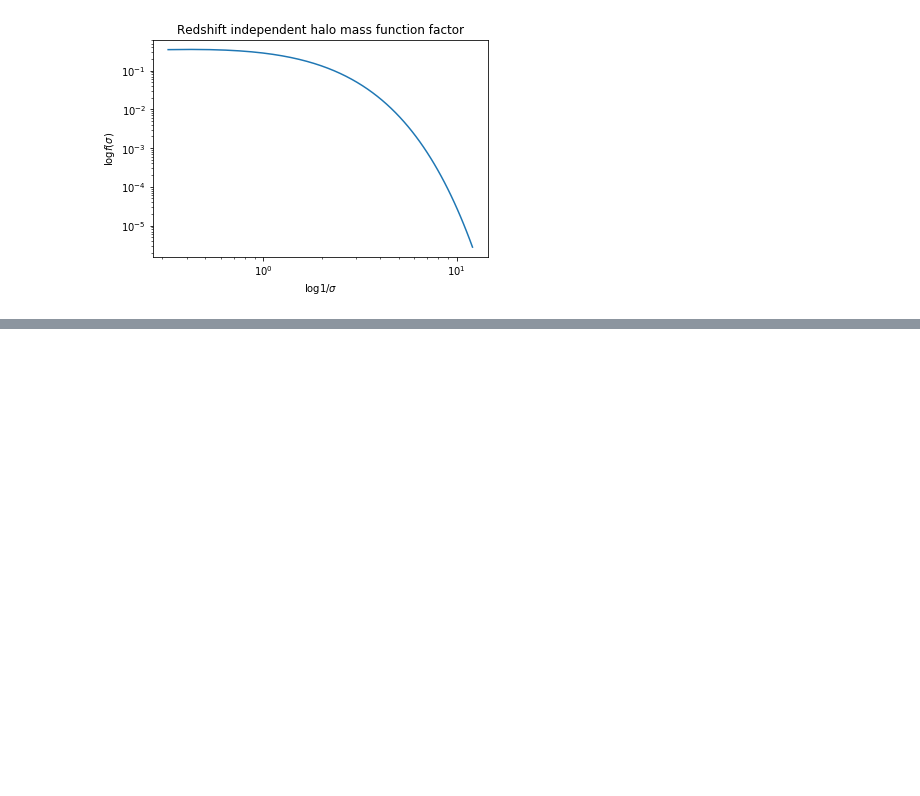
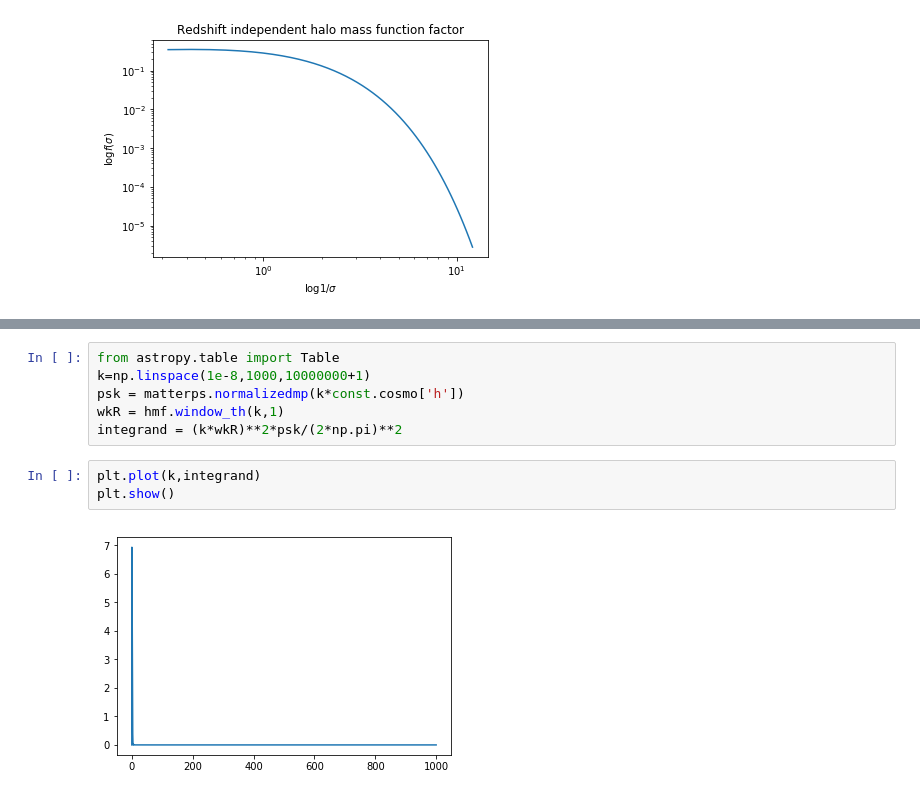
Before and after one commit to SunilSimha/MgIIabs, a Jupyter notebook: docs/Smoothed PS variance.ipynb, the cells around one changed output, grey strips where cells are left out. Drawn from its saved outputs; the diff is of its cells as text; blank space fills up the shorter version.

```diff
--- a/docs/Smoothed PS variance.ipynb
+++ b/docs/Smoothed PS variance.ipynb
@@ -84,0 +109,11 @@ plt.show()
+# %%
+from astropy.table import Table
+k=np.linspace(1e-8,1000,10000000+1)
+psk = matterps.normalizedmp(k*const.cosmo['h'])
+wkR = hmf.window_th(k,1)
+integrand = (k*wkR)**2*psk/(2*np.pi)**2
+# %%
+plt.plot(k,integrand)
+plt.show()
+# %% [output]
+[figure, added]
```
Also changed, not shown: parts of 12 cells of this notebook, 2 other files.
